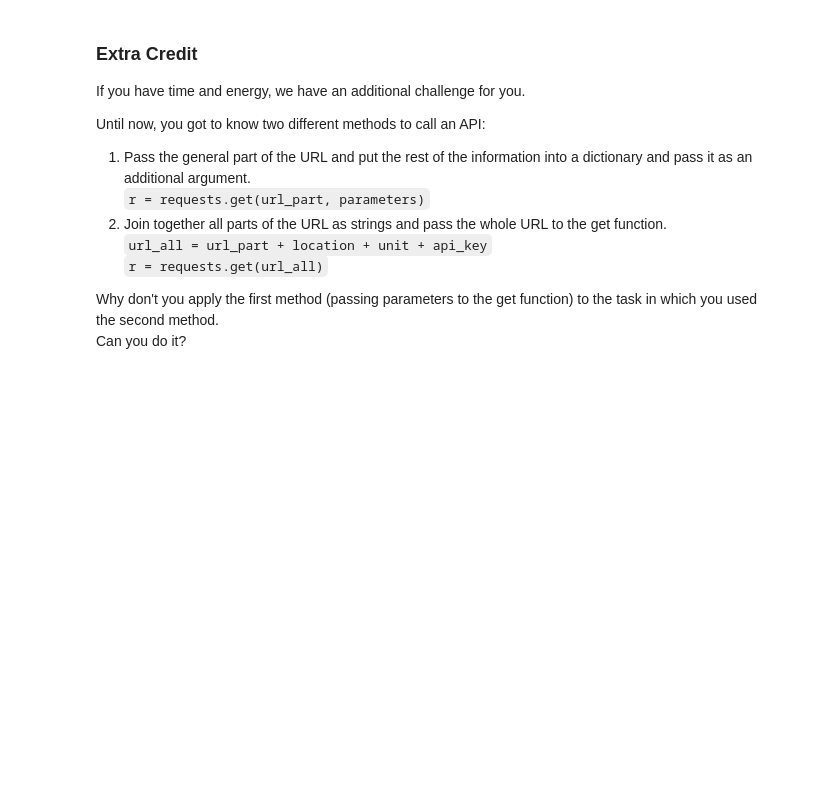
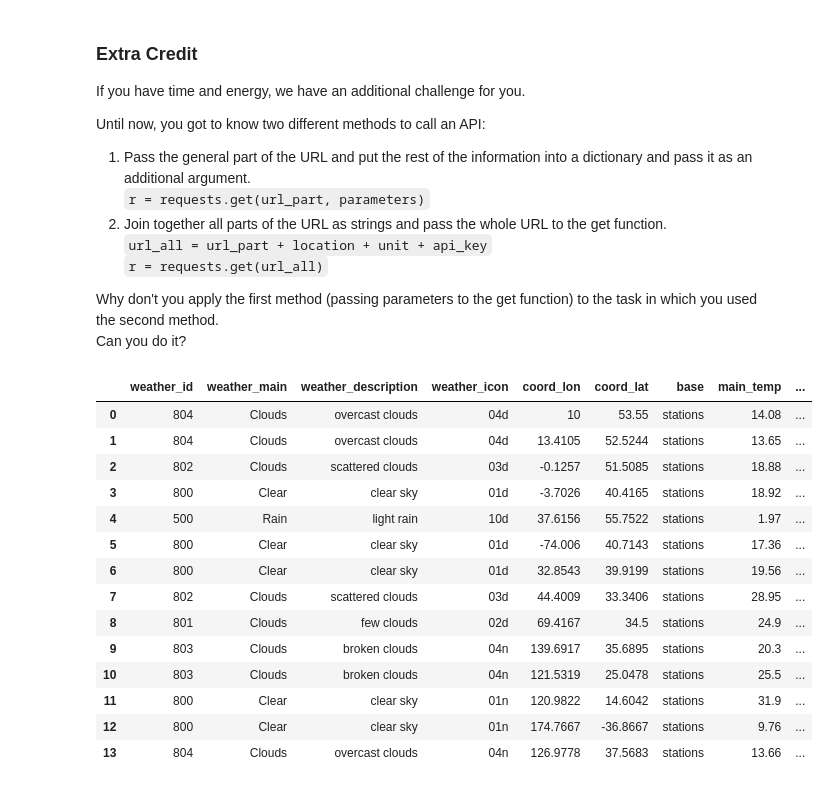
Before and after one commit to SabrinaPau/09_external_data_sourcing, a Jupyter notebook: 4_Get_Weather_From_API.ipynb, the cells around one changed output. Saved outputs shown, nothing was run; the diff lists cells and outputs as text; code cells hidden in the pictures; blank space fills up the shorter version.

```diff
--- a/4_Get_Weather_From_API.ipynb
+++ b/4_Get_Weather_From_API.ipynb
@@ -344,3 +499,84 @@ Until now, you got to know two different methods to call an API:
 <br>`r = requests.get(url_all)`
 
 Why don't you apply the first method (passing parameters to the get function) to the task in which you used the second method. <br> Can you do it?
+# %%
+#    'q': 'Berlin',
+locations = ["Hamburg",
+             "Berlin",
+             "London",
+             "Madrid",
+             "Moscow",
+             "New York",
+             "Ankara",
+             "Baghdad",
+             "Kabul",
+             "Tokio",
+             "Taipei",
+             "Manila",
+             "Auckland",
+             "Seoul"]
+
+url = 'http://api.openweathermap.org/data/2.5/weather?'
+parameters = {
+    'appid': os.getenv('openweather_api_key'),
+    'units': 'metric'}
+
+weather_df = pd.DataFrame([])
+
+for location in locations:
+  parameters["q"] = location
+  r = requests.get(url, parameters)
+
+  weather_temp = r.json()
+
+  weather_temp_df = pd.json_normalize(weather_temp,
+                                    sep="_",
+                                    errors='ignore',
+                                    record_path="weather",
+                                    meta=[["coord", "lon"],
+                                            ["coord", "lat"],
+                                            "base",
+                                            ["main", "temp"],
+                                            ["main", "feels_like"],
+                                            ["main", "temp_min"],
+                                            ["main", "temp_max"],
+                                            ["main", "pressure"],
+                                            ["main", "humidity"],
+                                            "visibility",
+                                            ["wind", "speed"],
+                                            ["wind", "deg"],
+                                            ["clouds", "all"],
+                                            "dt",
+                                            ["sys", "type"],
+                                            ["sys", "id"],
+                                            ["sys", "country"],
+                                            ["sys", "sunrise"],
+                                            ["sys", "sunset"],
+                                            "timezone",
+                                            "id",
+                                            "name",
+                                            "cod"],
+                                    record_prefix="weather_")
+
+  weather_df = pd.concat([weather_df, weather_temp_df], ignore_index=True)
+
+
+
+# Print final dataset weather_df
+weather_df
+# %% [output]
+|  | weather_id | weather_main | weather_description | weather_icon | coord_lon | coord_lat | base | main_temp | ... |
+| 0 | 804 | Clouds | overcast clouds | 04d | 10 | 53.55 | stations | 14.08 | ... |
+| 1 | 804 | Clouds | overcast clouds | 04d | 13.4105 | 52.5244 | stations | 13.65 | ... |
+| 2 | 802 | Clouds | scattered clouds | 03d | -0.1257 | 51.5085 | stations | 18.88 | ... |
+| 3 | 800 | Clear | clear sky | 01d | -3.7026 | 40.4165 | stations | 18.92 | ... |
+| 4 | 500 | Rain | light rain | 10d | 37.6156 | 55.7522 | stations | 1.97 | ... |
+| 5 | 800 | Clear | clear sky | 01d | -74.006 | 40.7143 | stations | 17.36 | ... |
+| 6 | 800 | Clear | clear sky | 01d | 32.8543 | 39.9199 | stations | 19.56 | ... |
+| 7 | 802 | Clouds | scattered clouds | 03d | 44.4009 | 33.3406 | stations | 28.95 | ... |
+| 8 | 801 | Clouds | few clouds | 02d | 69.4167 | 34.5 | stations | 24.9 | ... |
+| 9 | 803 | Clouds | broken clouds | 04n | 139.6917 | 35.6895 | stations | 20.3 | ... |
+| 10 | 803 | Clouds | broken clouds | 04n | 121.5319 | 25.0478 | stations | 25.5 | ... |
+| 11 | 800 | Clear | clear sky | 01n | 120.9822 | 14.6042 | stations | 31.9 | ... |
+| 12 | 800 | Clear | clear sky | 01n | 174.7667 | -36.8667 | stations | 9.76 | ... |
+| 13 | 804 | Clouds | overcast clouds | 04n | 126.9778 | 37.5683 | stations | 13.66 | ... |
```
Also changed, not shown: parts of 27 cells of this notebook, 4 other files.
